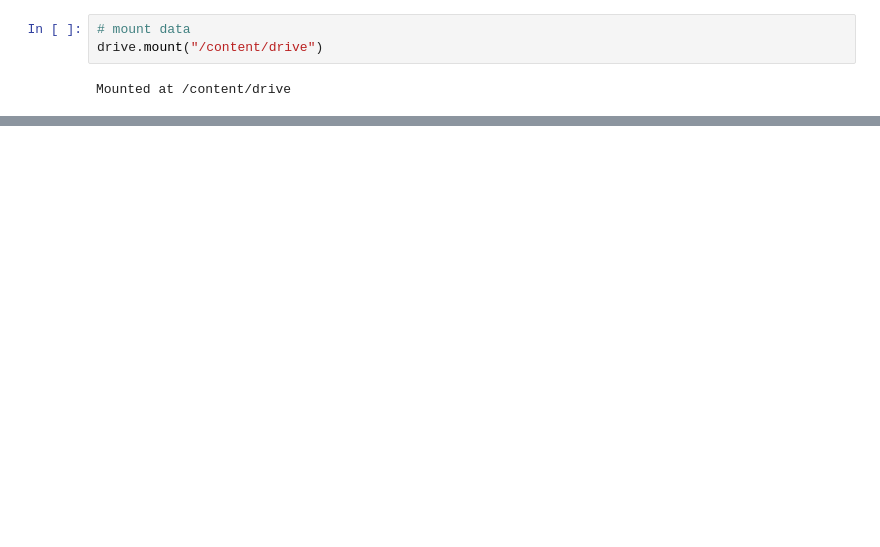
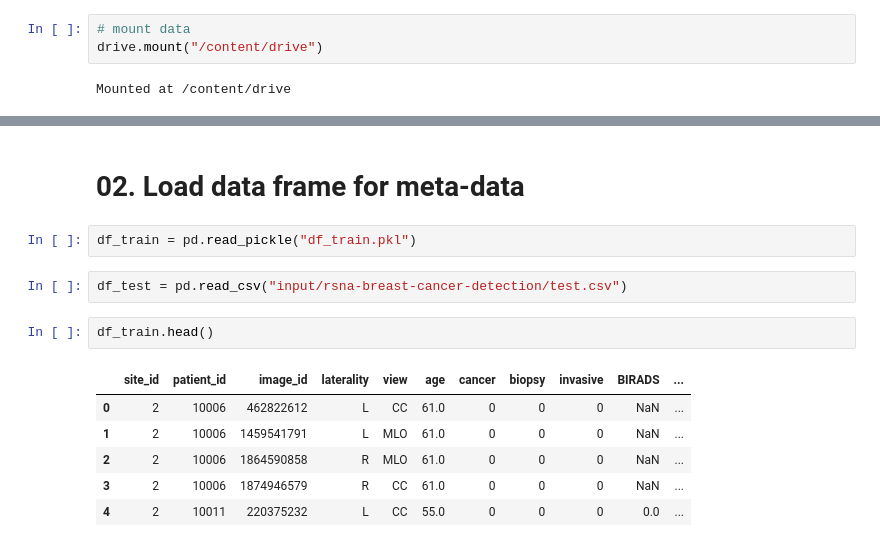
Before and after one commit to oreo-k/kaggle_rsna, a Jupyter notebook: rsna_cnn-bench-marking.ipynb, the cells around one changed output, grey strips where cells are left out. Drawn from its saved outputs; the diff is of its cells as text; blank space fills up the shorter version.

```diff
--- a/rsna_cnn-bench-marking.ipynb
+++ b/rsna_cnn-bench-marking.ipynb
@@ -35,0 +53,15 @@ Mounted at /content/drive
+# %% [markdown]
+# 02. Load data frame for meta-data
+# %%
+df_train = pd.read_pickle("df_train.pkl")
+# %%
+df_test = pd.read_csv("input/rsna-breast-cancer-detection/test.csv")
+# %%
+df_train.head()
+# %% [output]
+|  | site_id | patient_id | image_id | laterality | view | age | cancer | biopsy | invasive | BIRADS | ... |
+| 0 | 2 | 10006 | 462822612 | L | CC | 61.0 | 0 | 0 | 0 | NaN | ... |
+| 1 | 2 | 10006 | 1459541791 | L | MLO | 61.0 | 0 | 0 | 0 | NaN | ... |
+| 2 | 2 | 10006 | 1864590858 | R | MLO | 61.0 | 0 | 0 | 0 | NaN | ... |
+| 3 | 2 | 10006 | 1874946579 | R | CC | 61.0 | 0 | 0 | 0 | NaN | ... |
+| 4 | 2 | 10011 | 220375232 | L | CC | 55.0 | 0 | 0 | 0 | 0.0 | ... |
```
Also changed, not shown: parts of 31 cells of this notebook.
